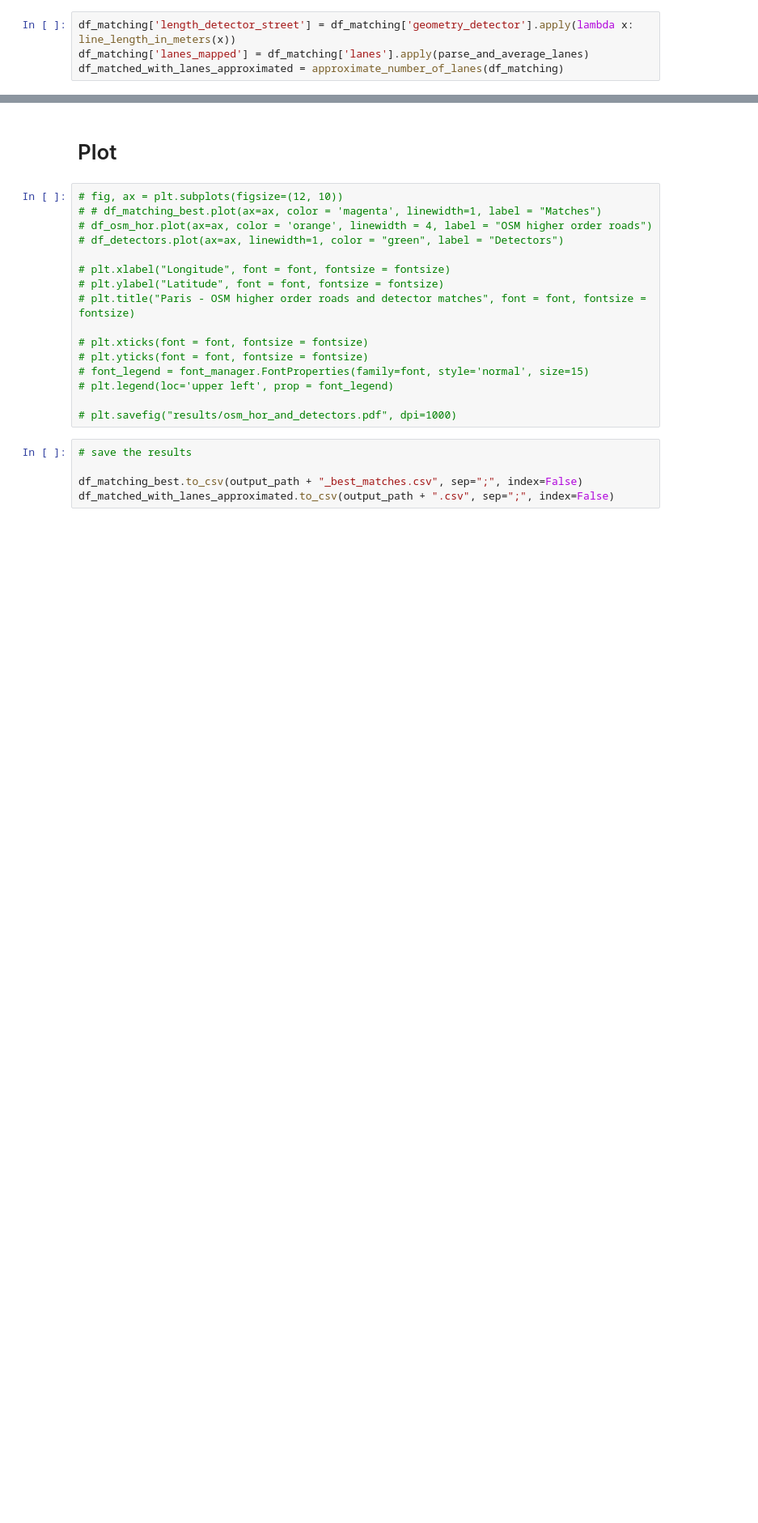
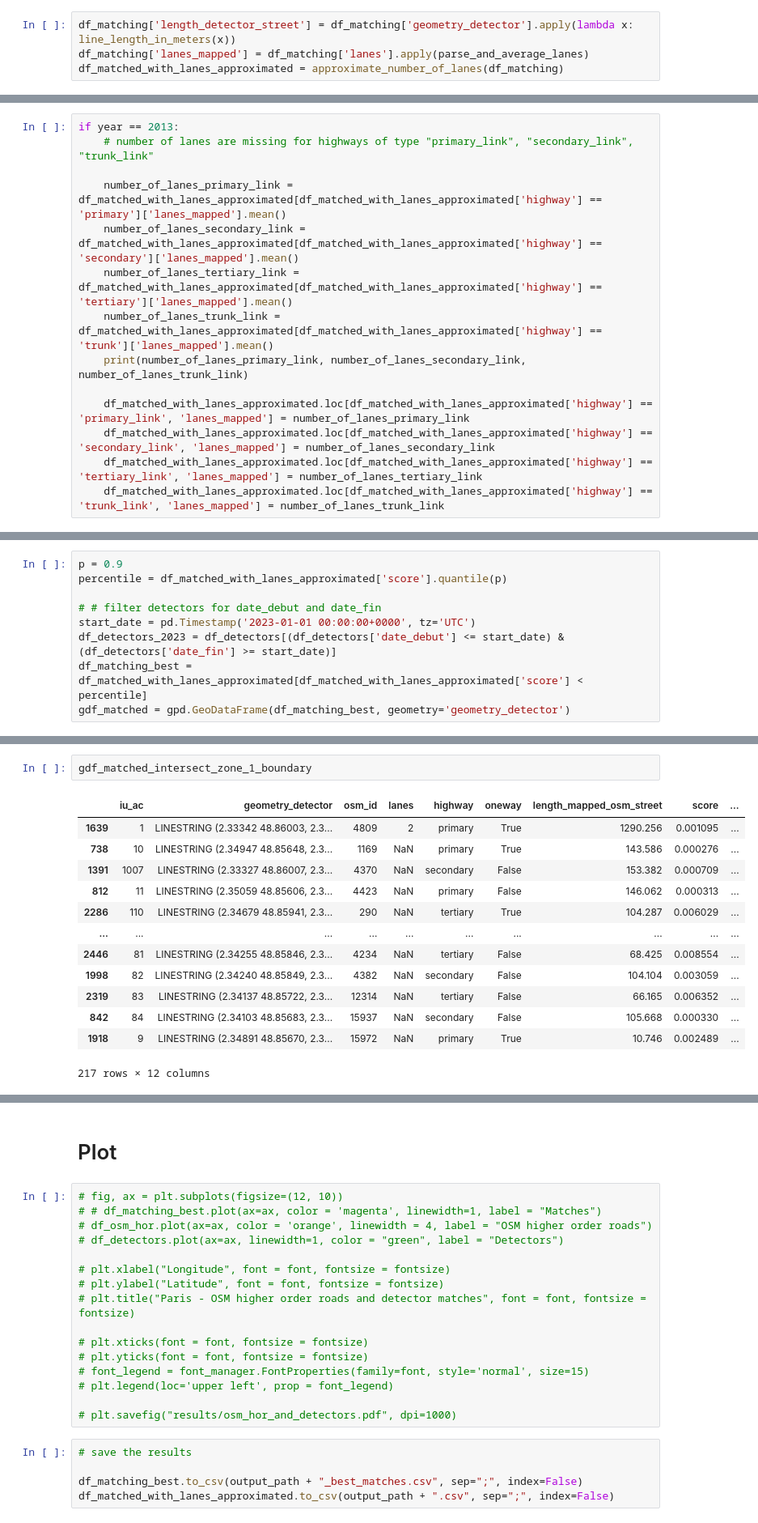
Before and after one commit to enatterer/Effects-of-Paris-Cycling-Policies-on-vehicular-flow, a Jupyter notebook: src/main/network_matching/optimize_osm_matching.ipynb, the cells around one changed output, grey strips where cells are left out. Shown at 81% size. Drawn from its saved outputs; the diff is of its cells as text; blank space fills up the shorter version.

```diff
--- a/src/main/network_matching/optimize_osm_matching.ipynb
+++ b/src/main/network_matching/optimize_osm_matching.ipynb
@@ -276,0 +304,14 @@ df_matched_with_lanes_approximated = approximate_number_of_lanes(df_matching)
+# %%
+if year == 2013:
+    # number of lanes are missing for highways of type "primary_link", "secondary_link", "trunk_link"
+
+    number_of_lanes_primary_link = df_matched_with_lanes_approximated[df_matched_with_lanes_approximated['highway'] == 'primary']['lanes_mapped'].mean()
+    number_of_lanes_secondary_link = df_matched_with_lanes_approximated[df_matched_with_lanes_approximated['highway'] == 'secondary']['lanes_mapped'].mean()
+    number_of_lanes_tertiary_link = df_matched_with_lanes_approximated[df_matched_with_lanes_approximated['highway'] == 'tertiary']['lanes_mapped'].mean()
+    number_of_lanes_trunk_link = df_matched_with_lanes_approximated[df_matched_with_lanes_approximated['highway'] == 'trunk']['lanes_mapped'].mean()
+    print(number_of_lanes_primary_link, number_of_lanes_secondary_link, number_of_lanes_trunk_link)
+
+    df_matched_with_lanes_approximated.loc[df_matched_with_lanes_approximated['highway'] == 'primary_link', 'lanes_mapped'] = number_of_lanes_primary_link
+    df_matched_with_lanes_approximated.loc[df_matched_with_lanes_approximated['highway'] == 'secondary_link', 'lanes_mapped'] = number_of_lanes_secondary_link
+    df_matched_with_lanes_approximated.loc[df_matched_with_lanes_approximated['highway'] == 'tertiary_link', 'lanes_mapped'] = number_of_lanes_tertiary_link
+    df_matched_with_lanes_approximated.loc[df_matched_with_lanes_approximated['highway'] == 'trunk_link', 'lanes_mapped'] = number_of_lanes_trunk_link
@@ -276,0 +347,9 @@ df_matched_with_lanes_approximated = approximate_number_of_lanes(df_matching)
+# %%
+p = 0.9
+percentile = df_matched_with_lanes_approximated['score'].quantile(p)
+
+# # filter detectors for date_debut and date_fin
+start_date = pd.Timestamp('2023-01-01 00:00:00+0000', tz='UTC')
+df_detectors_2023 = df_detectors[(df_detectors['date_debut'] <= start_date) & (df_detectors['date_fin'] >= start_date)]
+df_matching_best = df_matched_with_lanes_approximated[df_matched_with_lanes_approximated['score'] < percentile]
+gdf_matched = gpd.GeoDataFrame(df_matching_best, geometry='geometry_detector')
@@ -319,0 +425,16 @@ Percentile:  0.9
+# %%
+gdf_matched_intersect_zone_1_boundary
+# %% [output]
+|  | iu_ac | geometry_detector | osm_id | lanes | highway | oneway | length_mapped_osm_street | score | ... |
+| 1639 | 1 | LINESTRING (2.33342 48.86003, 2.3... | 4809 | 2 | primary | True | 1290.256 | 0.001095 | ... |
+| 738 | 10 | LINESTRING (2.34947 48.85648, 2.3... | 1169 | NaN | primary | True | 143.586 | 0.000276 | ... |
+| 1391 | 1007 | LINESTRING (2.33327 48.86007, 2.3... | 4370 | NaN | secondary | False | 153.382 | 0.000709 | ... |
+| 812 | 11 | LINESTRING (2.35059 48.85606, 2.3... | 4423 | NaN | primary | False | 146.062 | 0.000313 | ... |
+| 2286 | 110 | LINESTRING (2.34679 48.85941, 2.3... | 290 | NaN | tertiary | True | 104.287 | 0.006029 | ... |
+| ... | ... | ... | ... | ... | ... | ... | ... | ... | ... |
+| 2446 | 81 | LINESTRING (2.34255 48.85846, 2.3... | 4234 | NaN | tertiary | False | 68.425 | 0.008554 | ... |
+| 1998 | 82 | LINESTRING (2.34240 48.85849, 2.3... | 4382 | NaN | secondary | False | 104.104 | 0.003059 | ... |
+| 2319 | 83 | LINESTRING (2.34137 48.85722, 2.3... | 12314 | NaN | tertiary | False | 66.165 | 0.006352 | ... |
+| 842 | 84 | LINESTRING (2.34103 48.85683, 2.3... | 15937 | NaN | secondary | False | 105.668 | 0.000330 | ... |
+| 1918 | 9 | LINESTRING (2.34891 48.85670, 2.3... | 15972 | NaN | primary | True | 10.746 | 0.002489 | ... |
+217 rows × 12 columns
```
Also changed, not shown: parts of 21 cells of this notebook.
